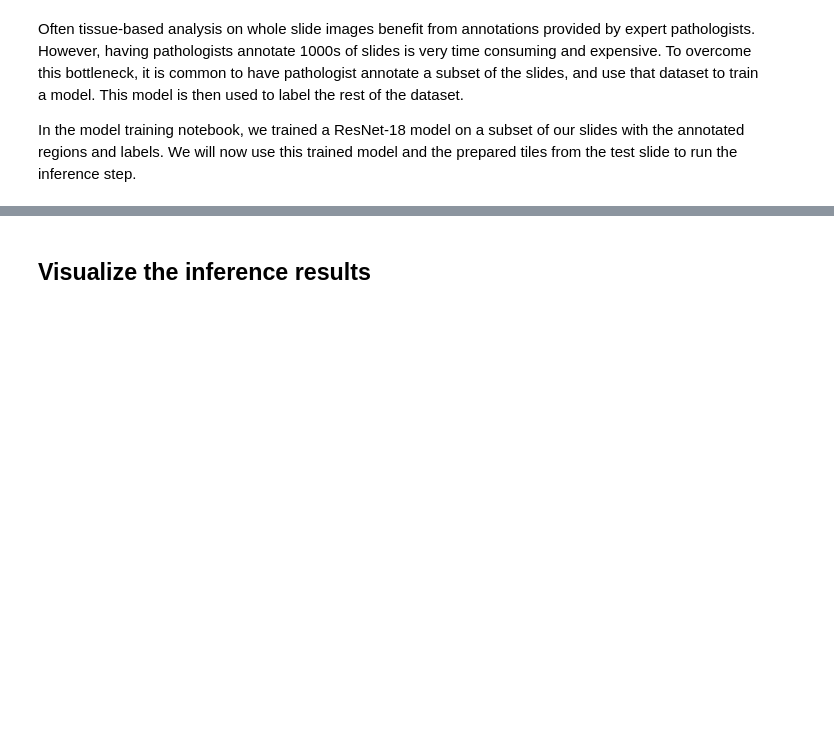
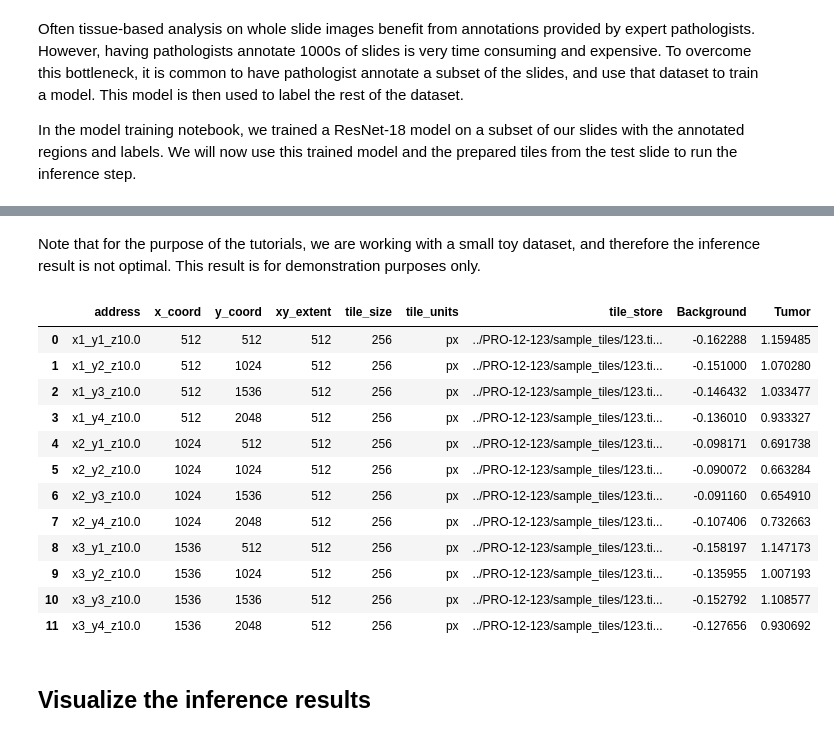
Before and after one commit to msk-mind/luna, a Jupyter notebook: docker/luna_tutorial/vmount/notebooks/4_inference-and-visualization.ipynb, the cells around one changed output, grey strips where cells are left out. Drawn from its saved outputs; the diff is of its cells as text; code cells hidden in the pictures; blank space fills up the shorter version.

```diff
--- a/docker/luna_tutorial/vmount/notebooks/4_inference-and-visualization.ipynb
+++ b/docker/luna_tutorial/vmount/notebooks/4_inference-and-visualization.ipynb
@@ -63,10 +96,24 @@ The output of the inference is saved in a paquet file. Let's take a look at the
+# %% [markdown]
+Note that for the purpose of the tutorials, we are working with a small toy dataset, and therefore the inference result is not optimal. This result is for demonstration purposes only.
 # %%
 import pandas as pd
 
-results = pd.read_parquet("../PRO_12-123/sample_tiles_inference/tile_scores_and_labels_pytorch_inference.parquet")
-# display(results['slide_id'])
-# print(len(set(results['slide_id'].to_list())))
-display(results)
+results = pd.read_csv("../PRO-12-123/sample_tiles_inference/tile_scores_and_labels_pytorch_inference.csv")
+results
+# %% [output]
+|  | address | x_coord | y_coord | xy_extent | tile_size | tile_units | tile_store | Background | Tumor |
+| 0 | x1_y1_z10.0 | 512 | 512 | 512 | 256 | px | ../PRO-12-123/sample_tiles/123.ti... | -0.162288 | 1.159485 |
+| 1 | x1_y2_z10.0 | 512 | 1024 | 512 | 256 | px | ../PRO-12-123/sample_tiles/123.ti... | -0.151000 | 1.070280 |
+| 2 | x1_y3_z10.0 | 512 | 1536 | 512 | 256 | px | ../PRO-12-123/sample_tiles/123.ti... | -0.146432 | 1.033477 |
+| 3 | x1_y4_z10.0 | 512 | 2048 | 512 | 256 | px | ../PRO-12-123/sample_tiles/123.ti... | -0.136010 | 0.933327 |
+| 4 | x2_y1_z10.0 | 1024 | 512 | 512 | 256 | px | ../PRO-12-123/sample_tiles/123.ti... | -0.098171 | 0.691738 |
+| 5 | x2_y2_z10.0 | 1024 | 1024 | 512 | 256 | px | ../PRO-12-123/sample_tiles/123.ti... | -0.090072 | 0.663284 |
+| 6 | x2_y3_z10.0 | 1024 | 1536 | 512 | 256 | px | ../PRO-12-123/sample_tiles/123.ti... | -0.091160 | 0.654910 |
+| 7 | x2_y4_z10.0 | 1024 | 2048 | 512 | 256 | px | ../PRO-12-123/sample_tiles/123.ti... | -0.107406 | 0.732663 |
+| 8 | x3_y1_z10.0 | 1536 | 512 | 512 | 256 | px | ../PRO-12-123/sample_tiles/123.ti... | -0.158197 | 1.147173 |
+| 9 | x3_y2_z10.0 | 1536 | 1024 | 512 | 256 | px | ../PRO-12-123/sample_tiles/123.ti... | -0.135955 | 1.007193 |
+| 10 | x3_y3_z10.0 | 1536 | 1536 | 512 | 256 | px | ../PRO-12-123/sample_tiles/123.ti... | -0.152792 | 1.108577 |
+| 11 | x3_y4_z10.0 | 1536 | 2048 | 512 | 256 | px | ../PRO-12-123/sample_tiles/123.ti... | -0.127656 | 0.930692 |
 # %% [markdown]
 ## Visualize the inference results
 # %% [markdown]
```
Also changed, not shown: parts of 18 cells of this notebook, 6 other files.
